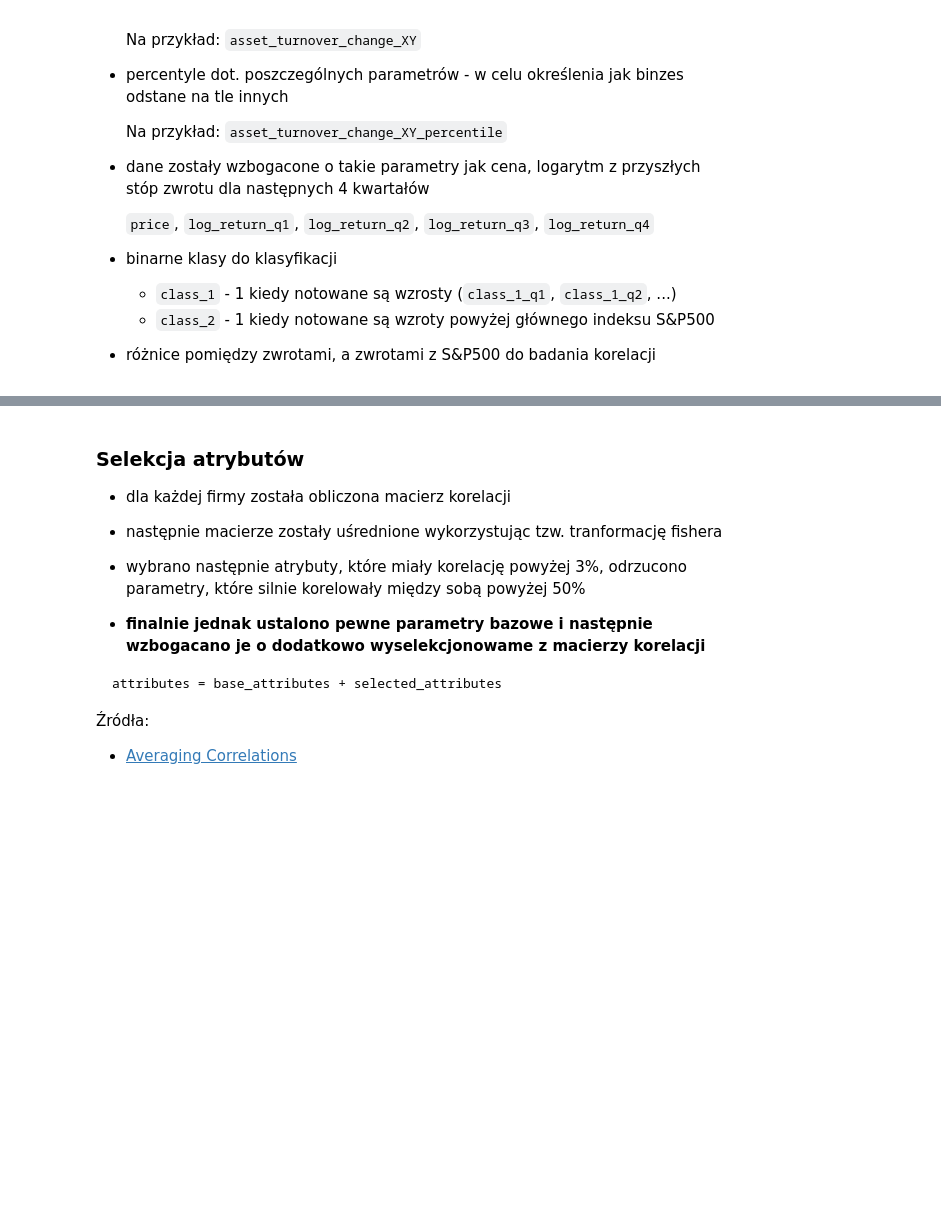
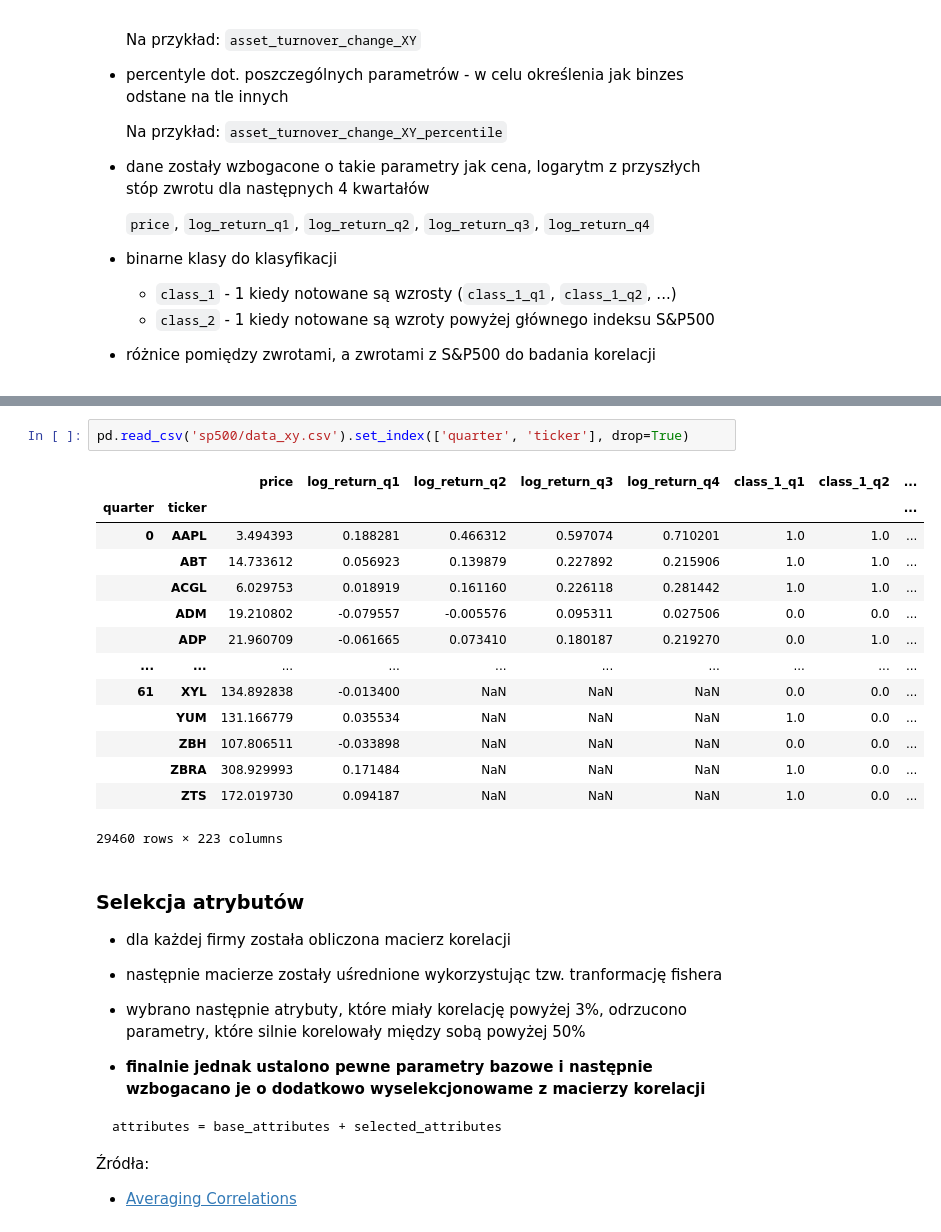
Before and after one commit to micmurawski/sp500, a Jupyter notebook: prezentacja.ipynb, the cells around one changed output, grey strips where cells are left out. Drawn from its saved outputs; the diff is of its cells as text; blank space fills up the shorter version.

```diff
--- a/prezentacja.ipynb
+++ b/prezentacja.ipynb
@@ -190,3 +198,20 @@ plot_correlation(correlation_data)
+# %%
+pd.read_csv('sp500/data_xy.csv').set_index(['quarter', 'ticker'], drop=True)
+# %% [output]
+|  |  | price | log_return_q1 | log_return_q2 | log_return_q3 | log_return_q4 | class_1_q1 | class_1_q2 | ... |
+| quarter | ticker |  |  |  |  |  |  |  | ... |
+| 0 | AAPL | 3.494393 | 0.188281 | 0.466312 | 0.597074 | 0.710201 | 1.0 | 1.0 | ... |
+|  | ABT | 14.733612 | 0.056923 | 0.139879 | 0.227892 | 0.215906 | 1.0 | 1.0 | ... |
+|  | ACGL | 6.029753 | 0.018919 | 0.161160 | 0.226118 | 0.281442 | 1.0 | 1.0 | ... |
+|  | ADM | 19.210802 | -0.079557 | -0.005576 | 0.095311 | 0.027506 | 0.0 | 0.0 | ... |
+|  | ADP | 21.960709 | -0.061665 | 0.073410 | 0.180187 | 0.219270 | 0.0 | 1.0 | ... |
+| ... | ... | ... | ... | ... | ... | ... | ... | ... | ... |
+| 61 | XYL | 134.892838 | -0.013400 | NaN | NaN | NaN | 0.0 | 0.0 | ... |
+|  | YUM | 131.166779 | 0.035534 | NaN | NaN | NaN | 1.0 | 0.0 | ... |
+|  | ZBH | 107.806511 | -0.033898 | NaN | NaN | NaN | 0.0 | 0.0 | ... |
+|  | ZBRA | 308.929993 | 0.171484 | NaN | NaN | NaN | 1.0 | 0.0 | ... |
+|  | ZTS | 172.019730 | 0.094187 | NaN | NaN | NaN | 1.0 | 0.0 | ... |
+29460 rows × 223 columns
 # %% [markdown]
 ### Selekcja atrybutów
 * dla każdej firmy została obliczona macierz korelacji
```
Also changed, not shown: parts of 1 cell of this notebook, 2 other files.
